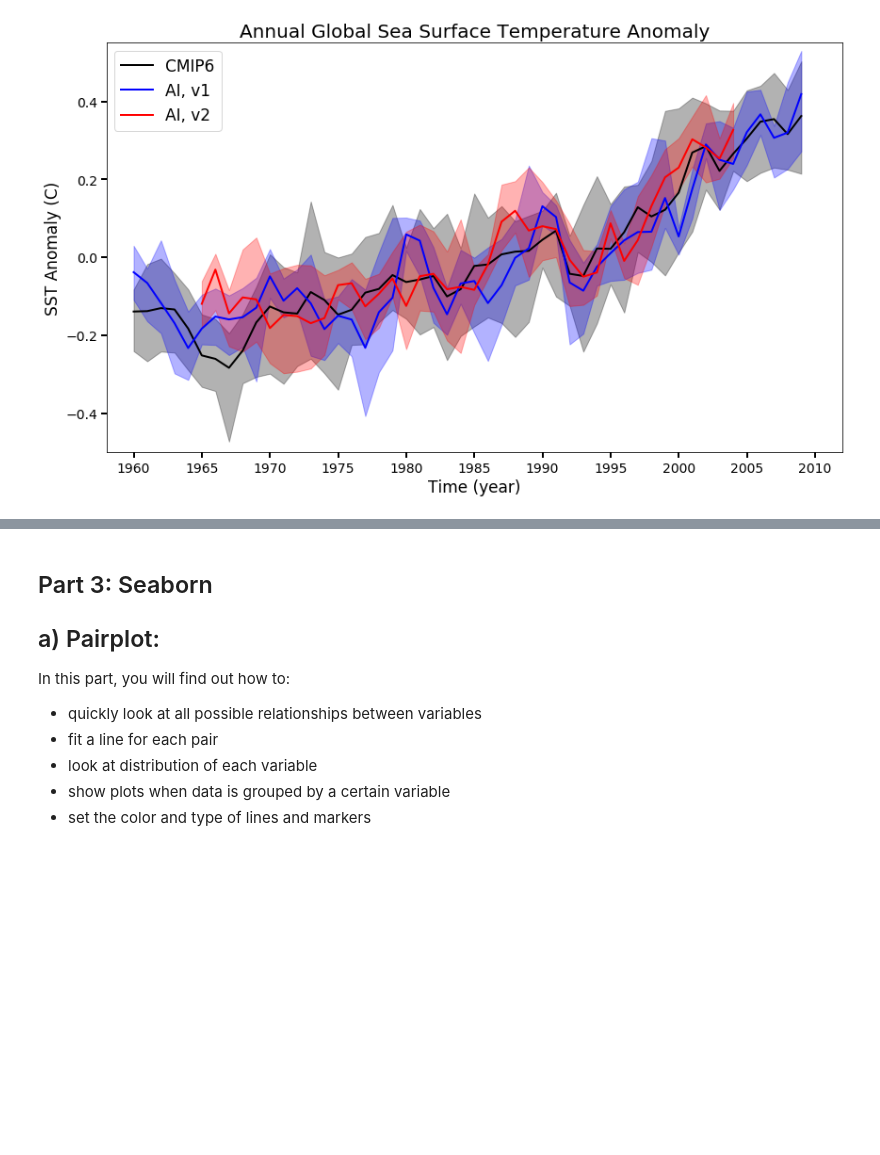
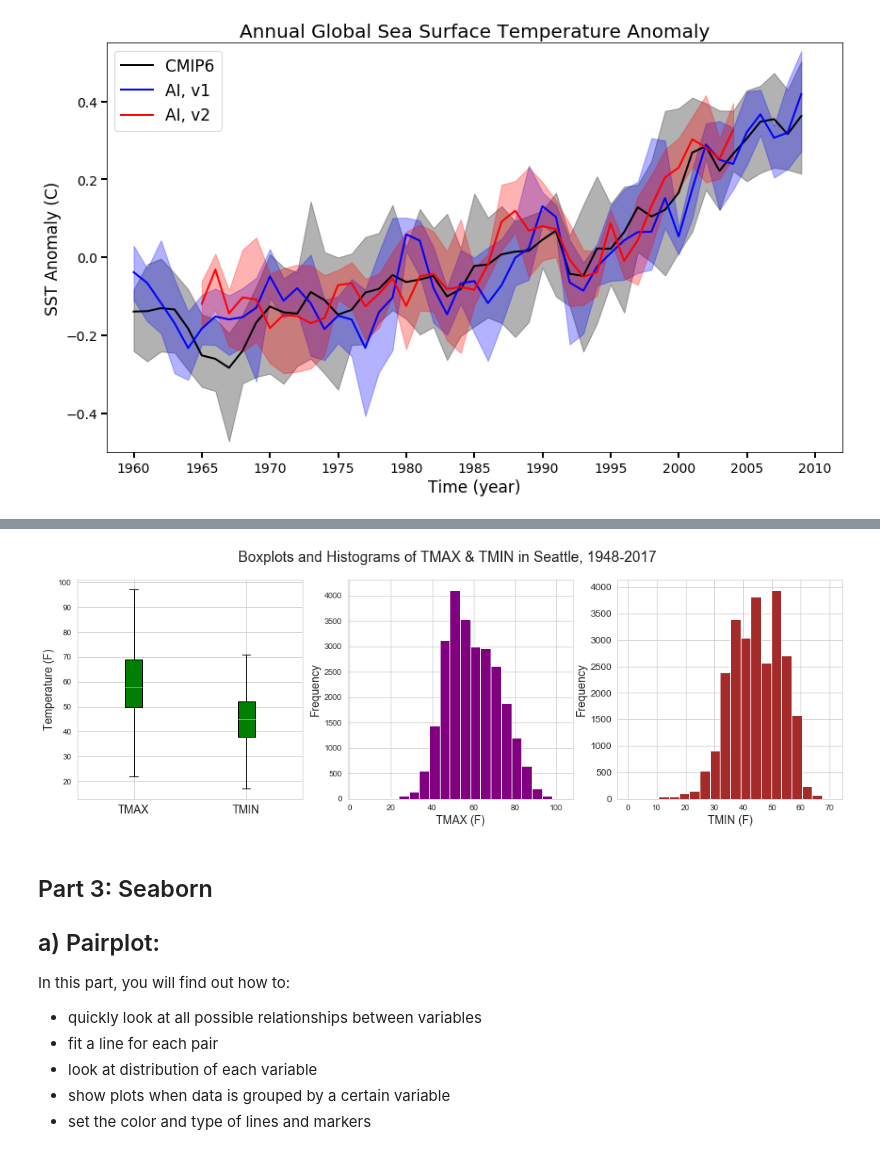
Before and after one commit to e-erfani/Visualization, a Jupyter notebook: Visualization.ipynb, the cells around one changed output, grey strips where cells are left out. Cells and saved outputs as stored; diff of their text form; code cells hidden in the pictures; blank space fills up the shorter version.

```diff
--- a/Visualization.ipynb
+++ b/Visualization.ipynb
@@ -207,3 +216,32 @@ plt.show()
+# %%
+# Data was previously loaded
+
+# defining 3 subplots
+fig, (ax1, ax2, ax3) = plt.subplots(1, 3, figsize=(17, 5))
+
+# subplot1: boxplot
+box = ax1.boxplot([met_df.TMAX, met_df.TMIN], showfliers=False, patch_artist=True,
+                 boxprops = dict(facecolor='green'))
+# axes settings
+ax1.set_ylabel('Temperature (F)', fontsize = 14)
+ax1.set_xticklabels(['TMAX', 'TMIN'], fontsize = 14)
+ax1.yaxis.grid(True)
+plt.yticks(fontsize = 12)
+
+# subplot2: histogram1
+hist1 = ax2.hist(met_df.TMAX, bins = 20, color = 'purple')
+ax2.set_ylabel('Frequency', fontsize = 14)
+ax2.set_xlabel('TMAX (F)', fontsize = 14)
+
+# subplot3: histogram2
+hist2 = ax3.hist(met_df.TMIN,  bins = 20, color = 'brown')
+ax3.set_ylabel('Frequency', fontsize = 14)
+ax3.set_xlabel('TMIN (F)', fontsize = 14)
+
+fig.suptitle('Boxplots and Histograms of TMAX & TMIN in Seattle, 1948-2017', fontsize = 18)
+plt.show()
+# %% [output]
+[figure, added]
 # %% [markdown]
 ## Part 3: Seaborn
 ## a) Pairplot:
```
Also changed, not shown: parts of 1 cell of this notebook.
